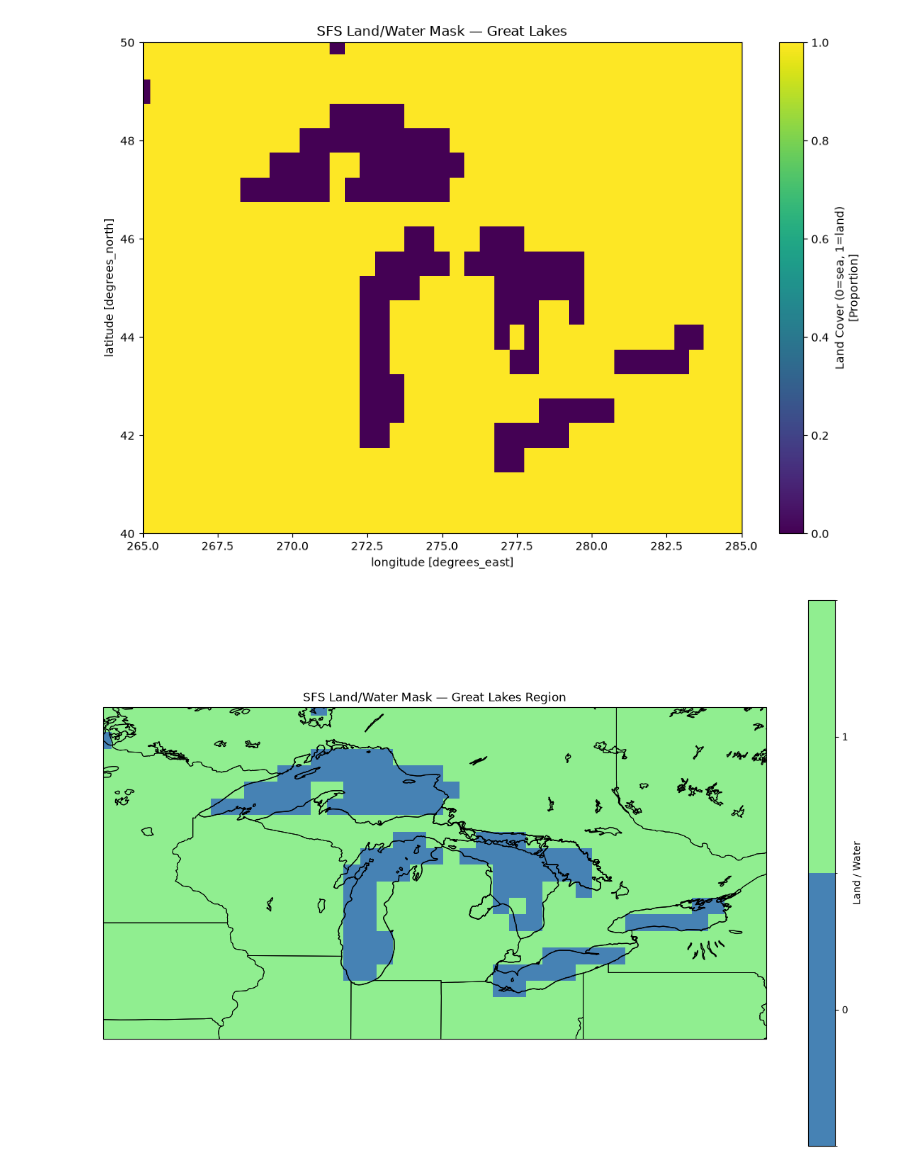
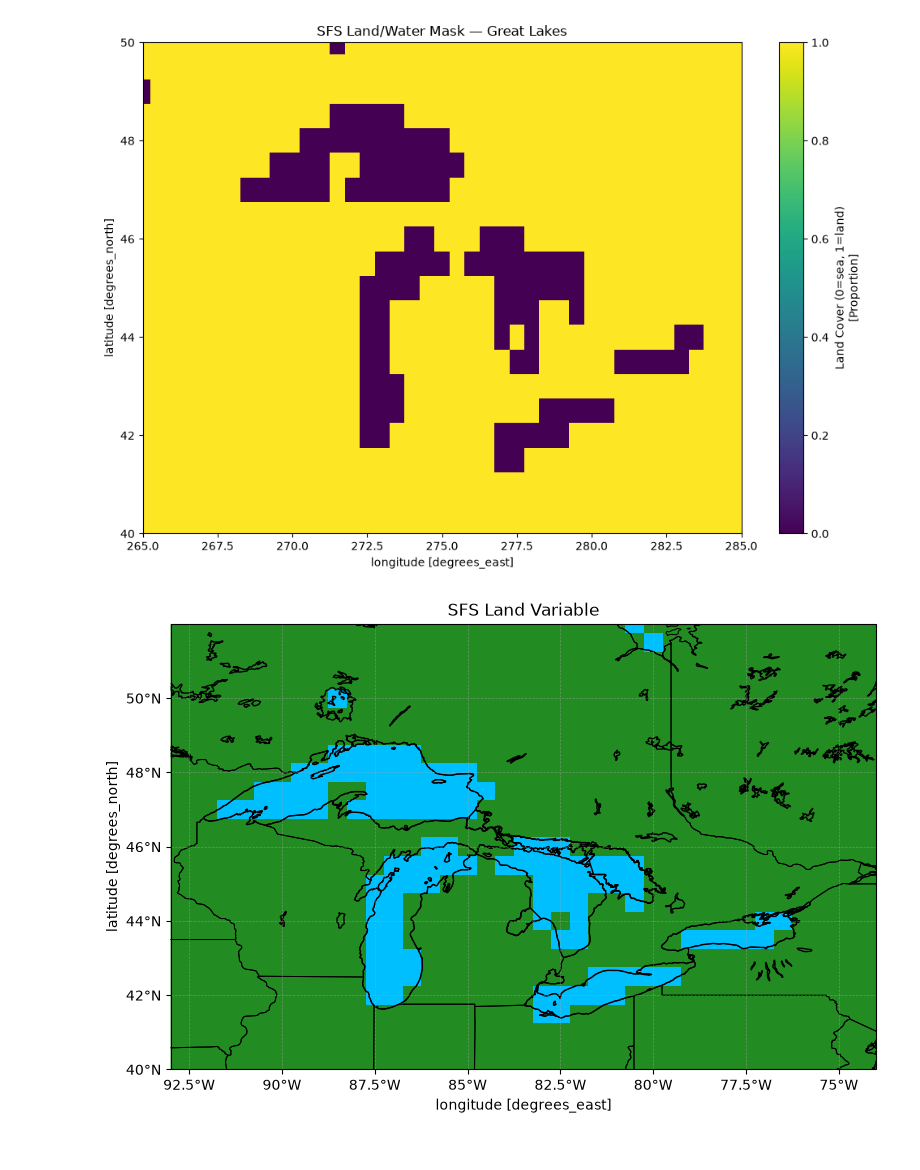
Before and after one commit to great-lakes-ai-lab/cnbs-predictor, a Jupyter notebook: notebooks/exploratory/download_view_zarr.ipynb, the cells around one changed output. Saved outputs shown, nothing was run; the diff lists cells and outputs as text; code cells hidden in the pictures.

Commit message:
more mask updates

```diff
--- a/notebooks/exploratory/download_view_zarr.ipynb
+++ b/notebooks/exploratory/download_view_zarr.ipynb
@@ -88,14 +88,16 @@ plt.show()
 import matplotlib.colors as mcolors
 import cartopy.crs as ccrs
 import cartopy.feature as cfeature
+from cartopy.mpl.ticker import LongitudeFormatter, LatitudeFormatter
+import numpy as np
 
 # ---------------------------------------------------------
 # Custom colormap: water = blue, land = green
 # ---------------------------------------------------------
 
 cmap = mcolors.ListedColormap([
-    "steelblue",   # 0 = water
-    "lightgreen"  # 1 = land
+    "deepskyblue",   # 0 = water
+    "forestgreen"  # 1 = land
 ])
 
 norm = mcolors.BoundaryNorm(
@@ -107,7 +109,7 @@ norm = mcolors.BoundaryNorm(
 # Plot
 # ---------------------------------------------------------
 
-fig = plt.figure(figsize=(12, 8))
+fig = plt.figure(figsize=(8, 12))
 
 ax = plt.axes(projection=ccrs.PlateCarree())
 
@@ -116,40 +118,55 @@ land.plot(
     transform=ccrs.PlateCarree(),
     cmap=cmap,
     norm=norm,
-    add_colorbar=True,
-    cbar_kwargs={
-        "ticks": [0, 1],
-        "label": "Land / Water"
-    }
+    add_colorbar=False,
+    #cbar_kwargs={
+    #    "ticks": [0, 1],
+    #    "label": "Land / Water",
+    #    "shrink": 0.7
+    #}
+)
+
+ax.set_xticks(np.arange(-180, 180, 2.5), crs=ccrs.PlateCarree())
+ax.set_yticks(np.arange(40, 52, 2), crs=ccrs.PlateCarree())
+
+ax.xaxis.set_major_formatter(LongitudeFormatter())
+ax.yaxis.set_major_formatter(LatitudeFormatter())
+
+ax.grid(
+    which="major",
+    linestyle="--",
+    linewidth=0.5,
+    color="darkgray",
+    alpha=0.5
 )
 
 # Great Lakes region
-ax.set_extent([265, 285, 40, 50], crs=ccrs.PlateCarree())
+ax.set_extent([-93, -74, 40, 52], crs=ccrs.PlateCarree())
 
 # State boundaries
 ax.add_feature(
     cfeature.STATES,
     edgecolor="black",
     linewidth=0.7
 )
 
 # Lake outlines
 ax.add_feature(
     cfeature.LAKES,
     edgecolor="black",
     facecolor="none",
     linewidth=1.0
 )
 
 # Coastlines
 ax.coastlines(
     resolution="10m",
     linewidth=0.8
 )
 
-ax.set_title("SFS Land/Water Mask — Great Lakes Region")
+ax.set_title("SFS Land Variable")
 
 plt.tight_layout()
 plt.show()
 # %% [output]
-[figure, old version]
+[figure, new version]
```
Also changed, not shown: parts of 12 cells of this notebook, 3 other files.
